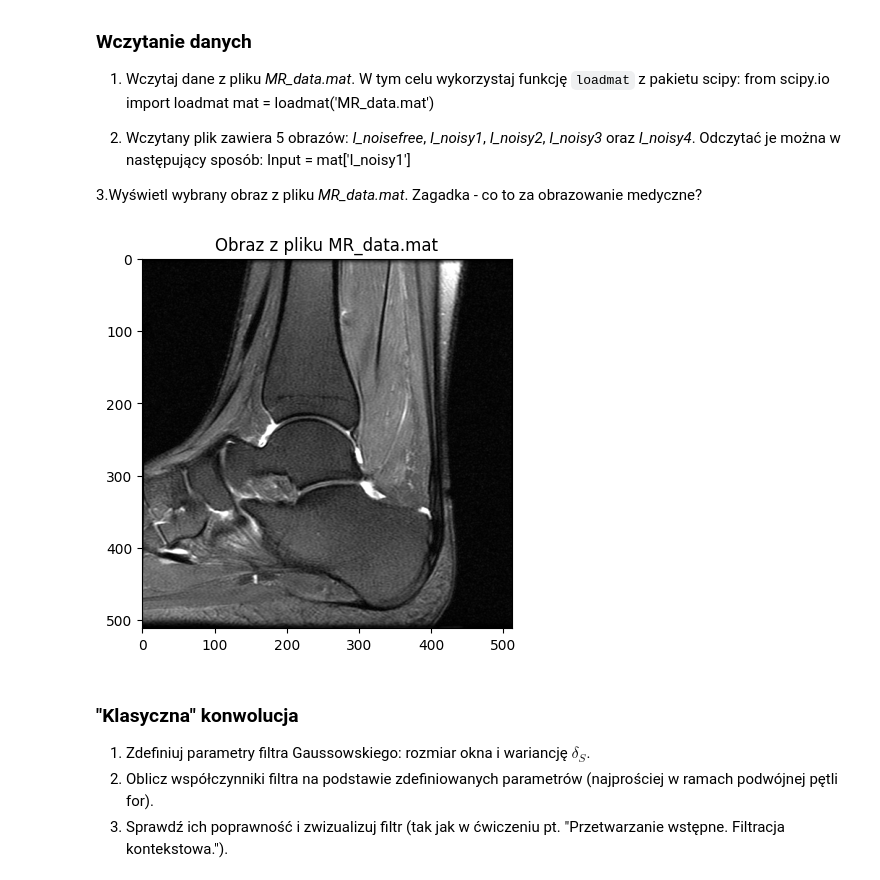
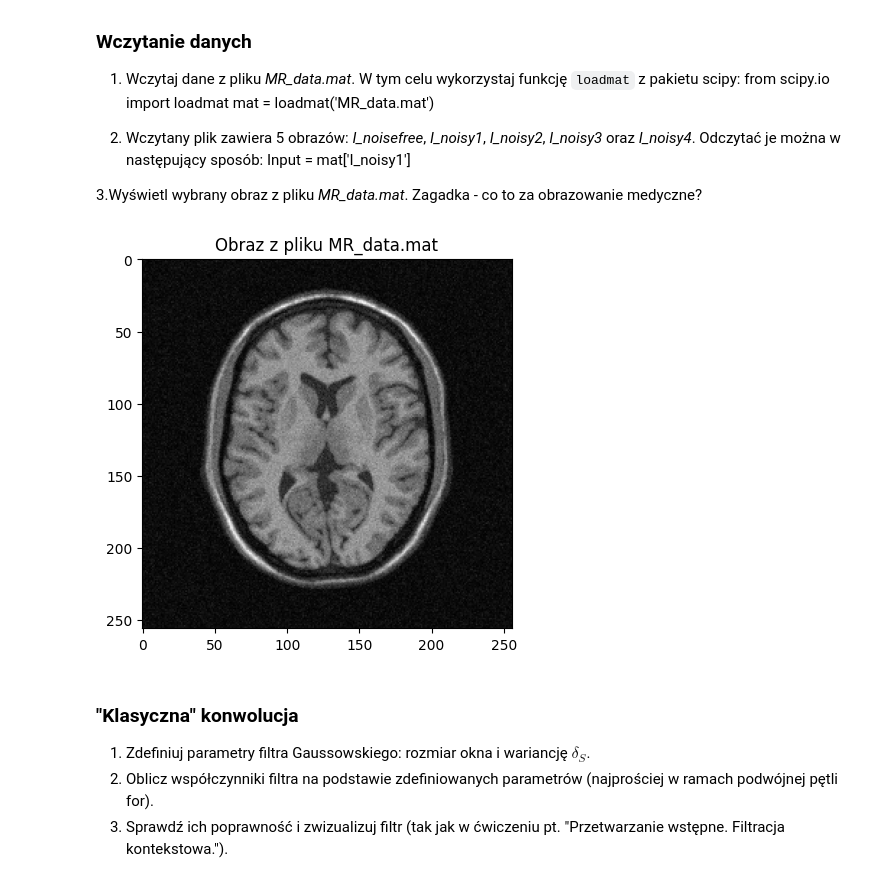
Before and after one commit to maciejbobrek/Image-Processing, a Jupyter notebook: Przetwarzanie Obrazów Cyfrowych/lab7/07_bilateral.ipynb, the cells around one changed output. Saved outputs shown, nothing was run; the diff lists cells and outputs as text; code cells hidden in the pictures.

```diff
--- a/Przetwarzanie Obrazów Cyfrowych/lab7/07_bilateral.ipynb
+++ b/Przetwarzanie Obrazów Cyfrowych/lab7/07_bilateral.ipynb
@@ -59,30 +59,30 @@ Proszę chwilę zastanowić się nad powyższym równaniem, w szczególności na
 # %%
 import cv2
 import os
 import requests
 from matplotlib import pyplot as plt
 import numpy as np
 from scipy import signal
 from scipy.io import loadmat
 import math
 
 url = 'https://raw.githubusercontent.com/vision-agh/poc_sw/master/07_Bilateral/'
 
 fileNames = ["MR_data.mat"]
 for fileName in fileNames:
   if not os.path.exists(fileName):
       r = requests.get(url + fileName, allow_redirects=True)
       open(fileName, 'wb').write(r.content)
 
 mat = loadmat('MR_data.mat')
 
-input_image = mat['I_noisy4']
+input_image = mat['I_noisy1']
 
 plt.imshow(input_image, cmap='gray')
 plt.title('Obraz z pliku MR_data.mat')
 plt.show()
 # %% [output]
-[figure, old version]
+[figure, new version]
 # %% [markdown]
 ### "Klasyczna" konwolucja
 
```
Also changed, not shown: parts of 2 cells of this notebook, 2 other files.
